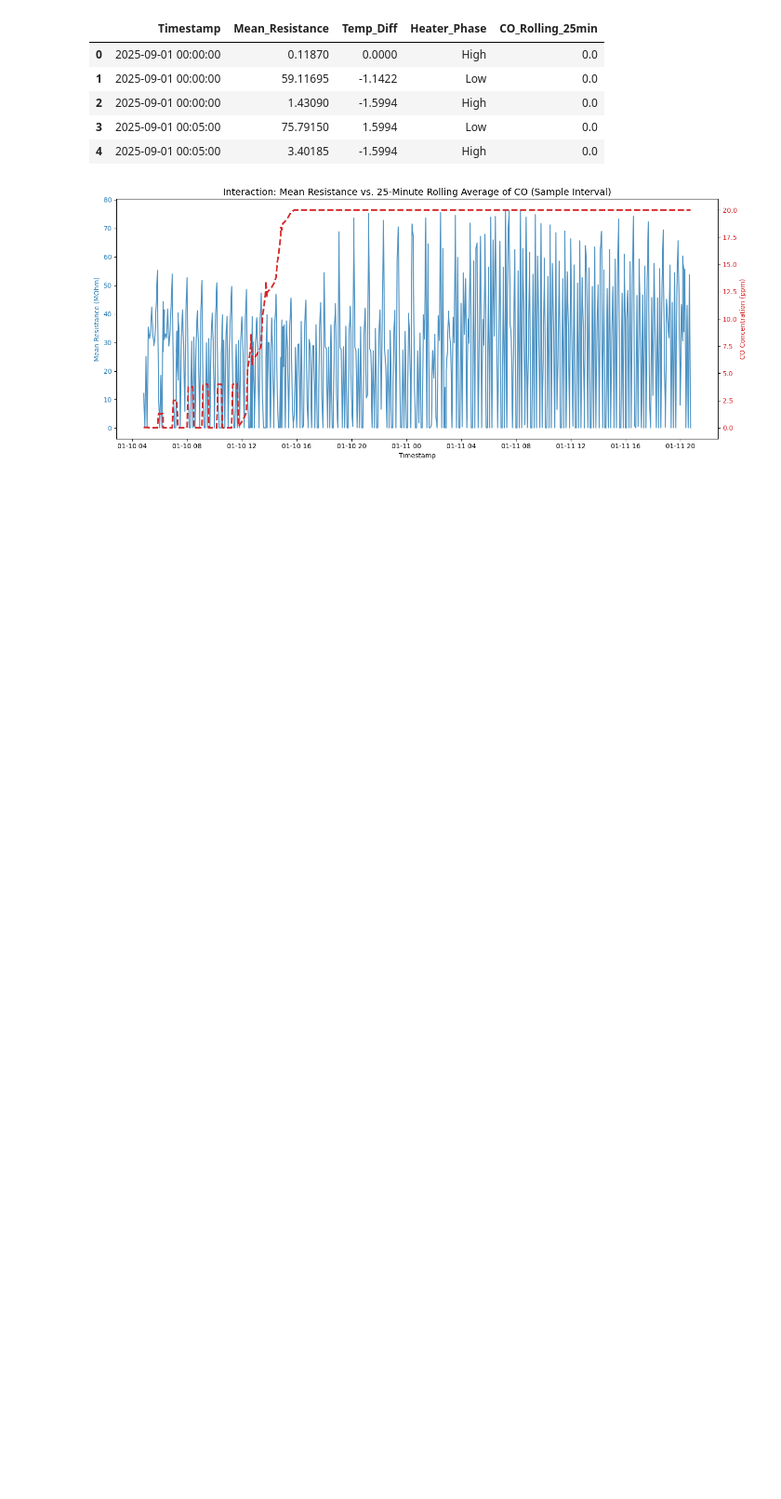
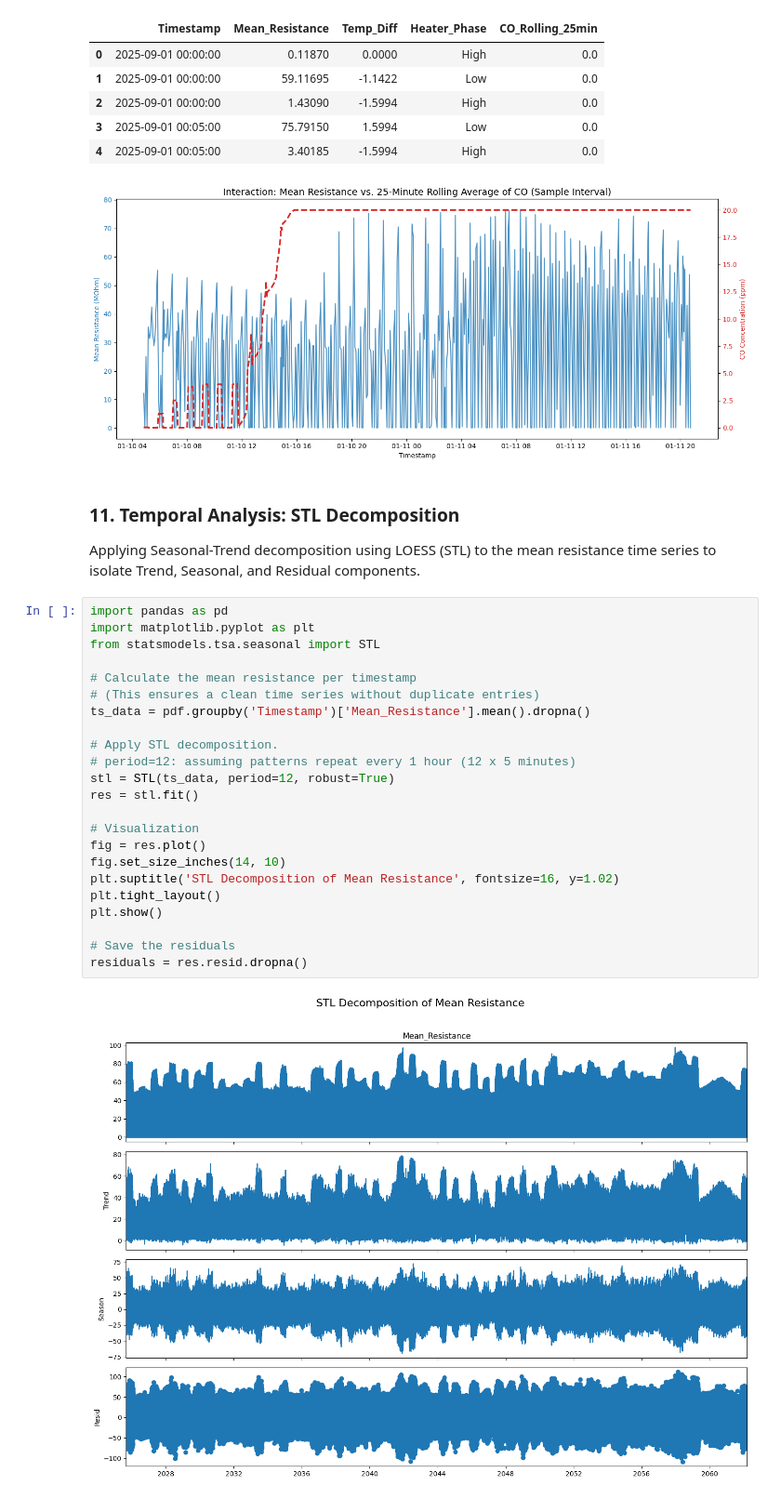
Before and after one commit to elia-etzanidi/gas_sensor_project, a Jupyter notebook: mox_project_pipeline.ipynb, the cells around one changed output. Shown at 93% size. Saved outputs shown, nothing was run; the diff lists cells and outputs as text; blank space fills up the shorter version.

Commit message:
STL Decomposition

```diff
--- a/mox_project_pipeline.ipynb
+++ b/mox_project_pipeline.ipynb
@@ -430,3 +430,31 @@ plt.show()
 | 3 | 2025-09-01 00:05:00 | 75.79150 | 1.5994 | Low | 0.0 |
 | 4 | 2025-09-01 00:05:00 | 3.40185 | -1.5994 | High | 0.0 |
 [figure]
+# %% [markdown]
+### 11. Temporal Analysis: STL Decomposition
+Applying Seasonal-Trend decomposition using LOESS (STL) to the mean resistance time series to isolate Trend, Seasonal, and Residual components.
+# %%
+import pandas as pd
+import matplotlib.pyplot as plt
+from statsmodels.tsa.seasonal import STL
+
+# Calculate the mean resistance per timestamp
+# (This ensures a clean time series without duplicate entries)
+ts_data = pdf.groupby('Timestamp')['Mean_Resistance'].mean().dropna()
+
+# Apply STL decomposition.
+# period=12: assuming patterns repeat every 1 hour (12 x 5 minutes)
+stl = STL(ts_data, period=12, robust=True)
+res = stl.fit()
+
+# Visualization
+fig = res.plot()
+fig.set_size_inches(14, 10)
+plt.suptitle('STL Decomposition of Mean Resistance', fontsize=16, y=1.02)
+plt.tight_layout()
+plt.show()
+
+# Save the residuals
+residuals = res.resid.dropna()
+# %% [output]
+[figure, added]
```
